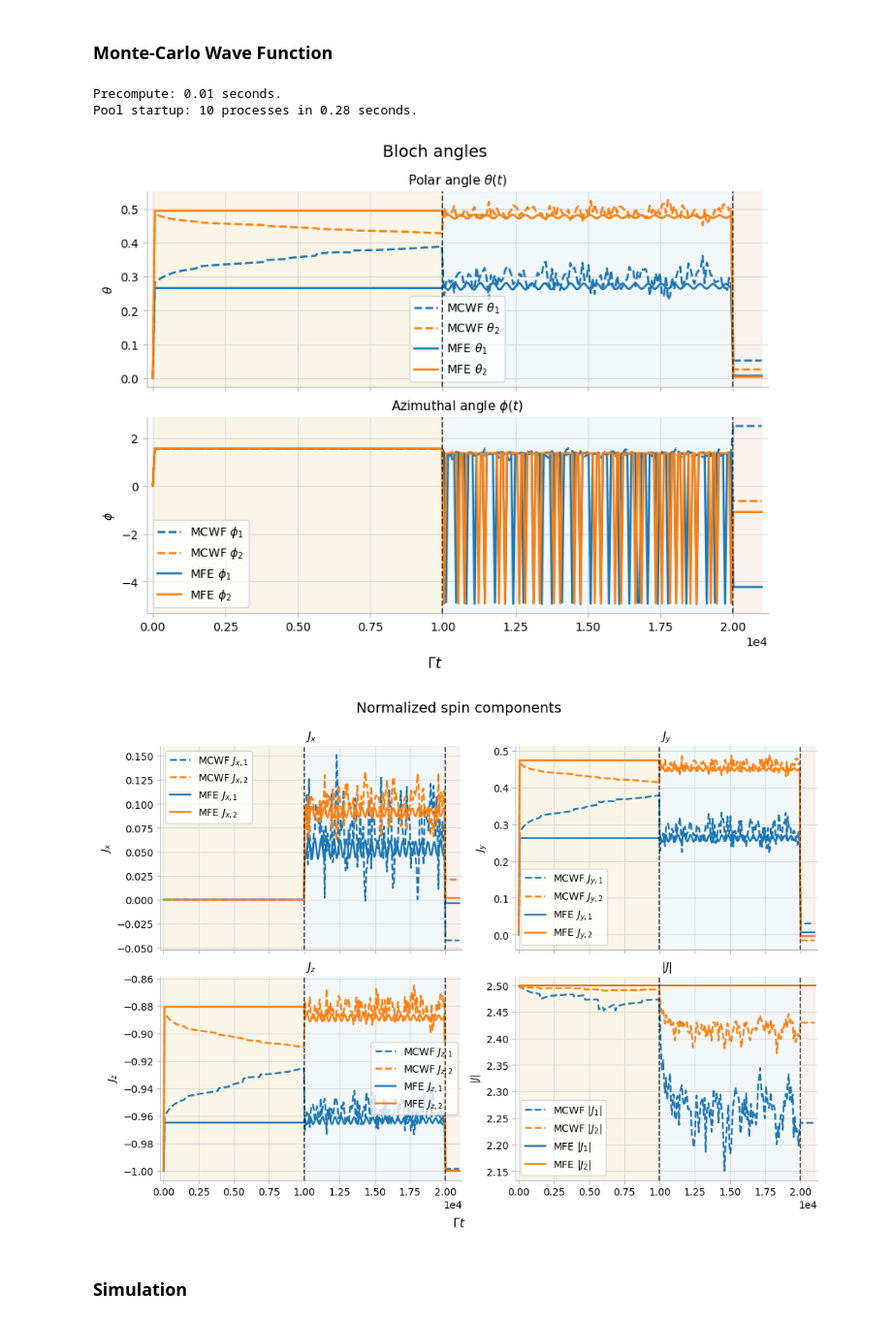
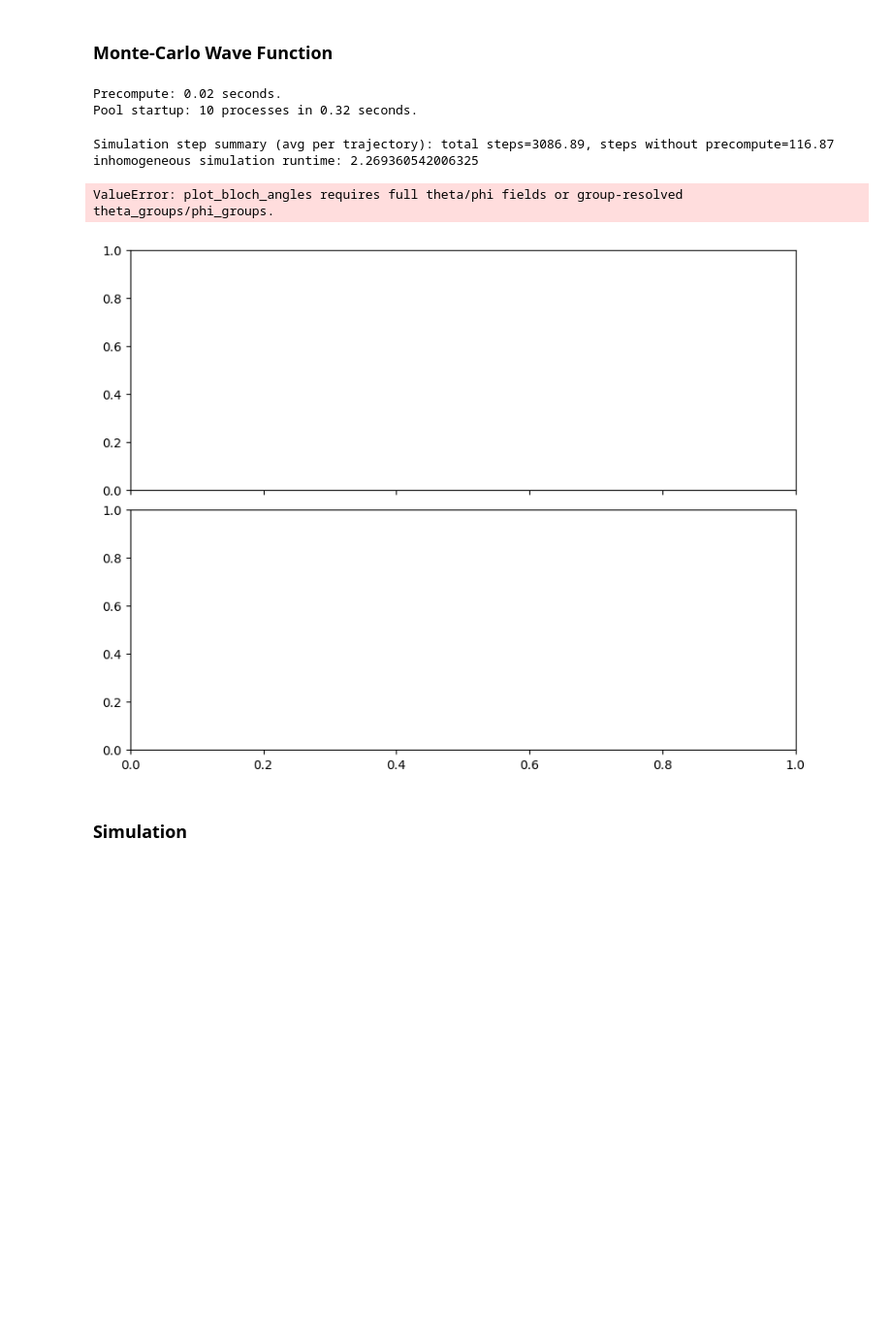
Before and after one commit to AsharKamal98/cavity-OAT, a Jupyter notebook: developer.ipynb, the cells around one changed output. Shown at 97% size. Drawn from its saved outputs; the diff is of its cells as text; code cells hidden in the pictures; blank space fills up the shorter version.

```diff
--- a/developer.ipynb
+++ b/developer.ipynb
@@ -68,7 +74,7 @@ mfe_moments = MomentSeries(
 # %% [markdown]
 ### Mean-field Equations
 # %%
-from mfe.solver import compute_mfe_observables, solve_mfe
+from mfe.sim import compute_mfe_j_moments, solve_mfe
 from parser.mfe import MFEInitialState, MFESolverParameters
 
 
@@ -88,7 +94,7 @@ mfe_result = solve_mfe(
     t_eval=mfe_moments.t,
 )
 
-mfe_moments.J = compute_mfe_observables(mfe_result)
+mfe_moments.J = compute_mfe_j_moments(mfe_result)
 # %% [markdown]
 ### Monte-Carlo Wave Function
 # %%
@@ -96,7 +102,7 @@ from quantum_trajectories.run_sim import (
     run_h_sim,
     run_inh_sim,
 )
-from quantum_trajectories.j_moments import compute_ensemble_j_moments
+from quantum_trajectories.j_moments import compute_mcwf_j_moments
 
 mcwf_ensemble = run_inh_sim(
     N=N,
@@ -113,56 +119,82 @@ mcwf_ensemble = run_inh_sim(
     n_processes=-1,
     )
 
-mcwf_moments.J = compute_ensemble_j_moments(
+mcwf_moments.J = compute_mcwf_j_moments(
     mcwf_ensemble,
     n_processes=-1,
 )
 # %% [output]
-Precompute: 0.01 seconds.
-Pool startup: 10 processes in 0.28 seconds.
+Precompute: 0.02 seconds.
+Pool startup: 10 processes in 0.32 seconds.
+Simulation step summary (avg per trajectory): total steps=3086.89, steps without precompute=116.87
+inhomogeneous simulation runtime: 2.269360542006325
+# %%
+from quantum_trajectories_qutip.sim import (
+    simulate_fixed_nj_mc_trajectory,
+    simulate_fixed_nj_me_trajectory
+)
+from quantum_trajectories_qutip.j_moments import compute_qutip_j_moments
+
+mc_qutip_ensamble = simulate_fixed_nj_me_trajectory(
+        N=N,
+        Gamma=Gamma,
+        phases=phases,
+        num_points=600,
+        shifted_jump_operator=True,
+    )
+mc_qutip_moments.J = compute_qutip_j_moments(
+    mc_qutip_ensamble,
+)
 # %%
 from common.plotting import (
     plot_bloch_angles,
     plot_spin_components,
 )
 
+# fig, axes = plot_bloch_angles(
+#     mcwf_moments.J,
+#     phases=phases,
+#     label="MCWF",
+#     colour_index=0,
+#     linestyle="--",
+# )
 fig, axes = plot_bloch_angles(
-    mcwf_moments.J,
+    mc_qutip_moments.J,
     phases=phases,
-    label="MCWF",
+    label="MCQutip",
     colour_index=0,
-    linestyle="--",
+    linestyle=":",
 )
 fig, axes = plot_bloch_angles(
     mfe_moments.J,
     phases=phases,
     label="MFE",
     axes=axes,
     colour_index=0,
-    output_path=output_dir / "angles_unequal_long.png",
+    output_path=output_dir / "angles_equal.png",
 )
 
 fig, axes = plot_spin_components(
     mcwf_moments.J,
     normalized=True,
     phases=phases,
     label="MCWF",
     colour_index=0,
     linestyle="--",
 )
 
 fig, axes = plot_spin_components(
     mfe_moments.J,
     normalized=True,
     phases=phases,
     label="MFE",
     axes=axes,
     colour_index=0,
-    output_path=output_dir / "spin_components_unequal_long.png",
+    output_path=output_dir / "spin_components_equal.png",
 )
 # %% [output]
+ValueError: plot_bloch_angles requires full theta/phi fields or group-resolved theta_groups/phi_groups.
-[figure, old version]
+[figure, new version]
-[figure, removed]
 # %% [markdown]
 ### Simulation
 # %%
```
Also changed, not shown: parts of 3 cells of this notebook, 54 other files.
